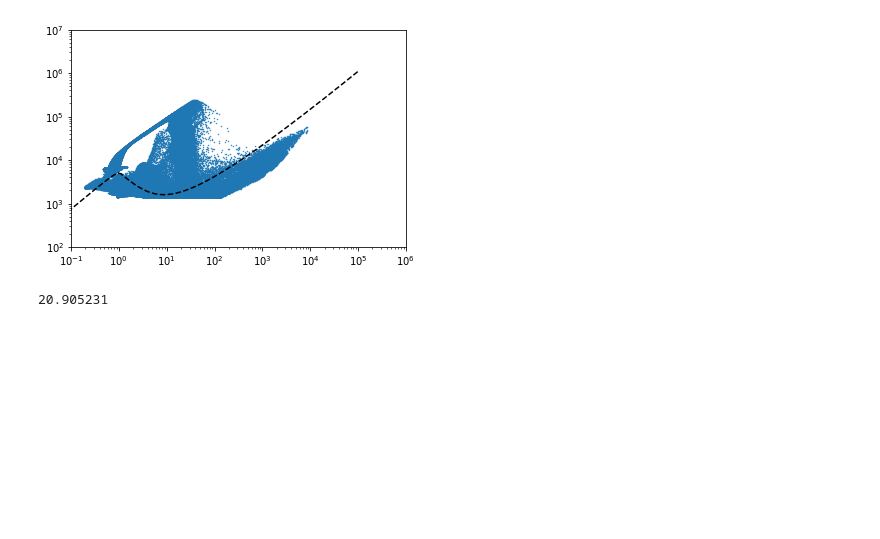
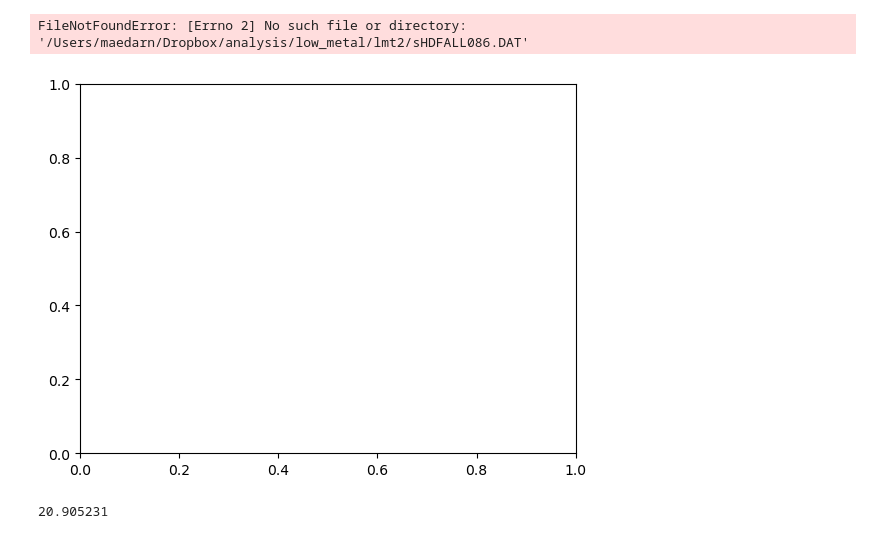
Before and after one commit to maedarn/code_tohoku, a Jupyter notebook: py/n-P-diagram.ipynb, the cells around one changed output. Drawn from its saved outputs; the diff is of its cells as text; code cells hidden in the pictures; blank space fills up the shorter version.

```diff
--- a/py/n-P-diagram.ipynb
+++ b/py/n-P-diagram.ipynb
@@ -9,7 +9,7 @@ import h5py
 
 
 
-dir = '/Users/maeda/Desktop/'
+dir = '/Users/maedarn/Dropbox/analysis/low_metal/lmt2/'
 im=128
 jm=128
 km=128
@@ -29,7 +29,7 @@ fig = plt.figure()
 ax = fig.add_subplot(1,1,1)
 for i in range(itime,ftime +1,timejump): #最後は含まない
     #f90 = open(dir+'All/All'+"%03.f"%(i)+'.DAT', 'rb')
-    f90 = open(dir+'CLALL'+"%03.f"%(i)+'.DAT', 'rb')
+    f90 = open(dir+'sHDFALL'+"%03.f"%(i)+'.DAT', 'rb')
     #f90 = open(dir+'dbug-ok/Alldphi'+"%03.f"%(i)+'.DAT', 'rb')
     #f90 = open(dir+'All/All'+"%03.f"%(i)+'.DAT', 'rb')
     #f90 = open(dir+'tag/tag'+"%03.f"%(i)+'003.DAT', 'rb')
@@ -116,35 +116,36 @@ for i in range(itime,ftime +1,timejump): #最後は含まない
 
     plt.show()
 
     '''
     #ax.set_xlabel('n')  # x軸ラベル
     #ax.set_ylabel('p/k_{B}')  # y軸ラベル
     #ax.set_title(r'$\sin(x)$ and $\cos(x)$') # グラフタイトル
     # ax.set_aspect('equal') # スケールを揃える
     #ax.grid()            # 罫線
     #plt.yscale('log')
     #plt.xscale('log')
     #plt.plot(x1, y1)
     #matplotlib.pyplot.scatter
     plt.scatter(x1, y1, s=0.2)# norm=LogNorm())#, s=20)#, c=None, marker='o', cmap=None, norm=None,vmin=None, vmax=None, alpha=None, linewidths=None,verts=None, edgecolors=None, hold=None, data=None,**kwargs)
     ax.set_yscale('log')  # y軸をlogスケールで描く
     ax.set_xscale('log')  # x軸をlogスケールで描く
     ax.set_xlim([0.1, 1000000]) # x方向の描画範囲を指定
     ax.set_ylim([100, 10000000])    # y方向の描画範囲を指定
-    p = plt.plot(data01,data02, "black", linestyle='dashed') # normal way
+    #p = plt.plot(data01,data02, "black", linestyle='dashed') # normal way
     #ax.plot(t, y1, color=c1, label=l1)
     #ax.plot(t, y2, color=c2, label=l2)
     #ax.plot(t, y3, color=c3, label=l3)
     #ax.plot(t, y4, color=c4, label=l4)
     #ax.legend(loc=0)    # 凡例
     #fig.tight_layout()  # レイアウトの設定
     # plt.savefig('hoge.png') # 画像の保存
     #plt.show()
 
 
     plt.savefig("foo.png")
 # %% [output]
+FileNotFoundError: [Errno 2] No such file or directory: '/Users/maedarn/Dropbox/analysis/low_metal/lmt2/sHDFALL086.DAT'
-[figure, old version]
+[figure, new version]
 # %%
 rhov=0.0
 v=0.0
```
Also changed, not shown: 4 other files.
